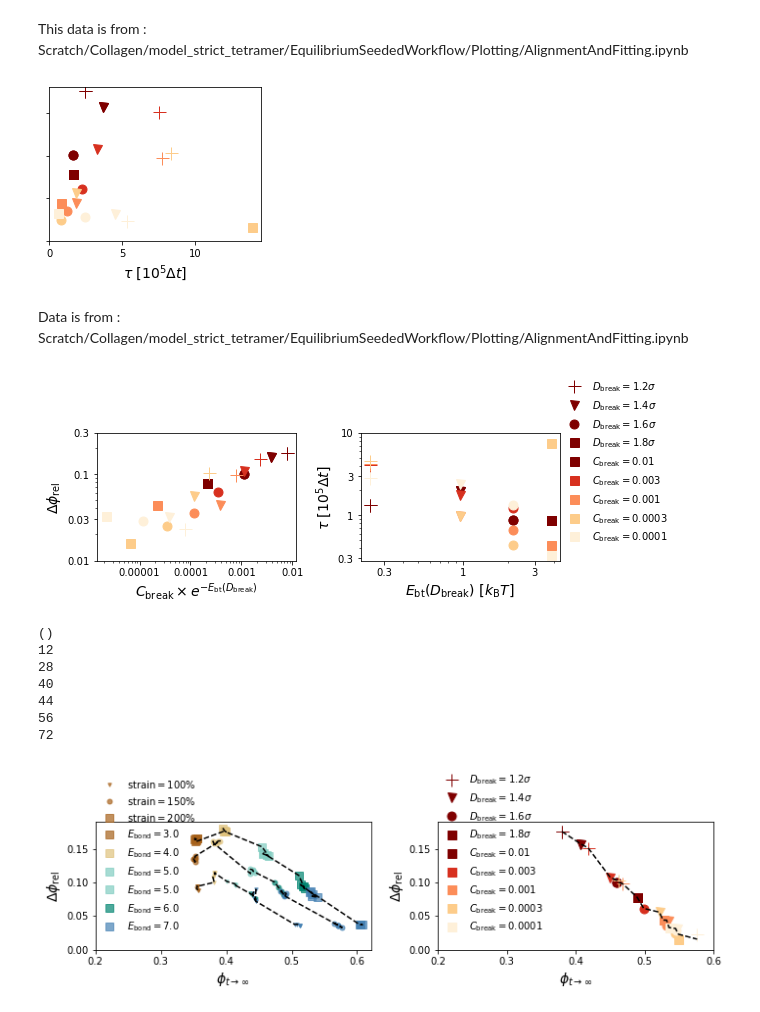
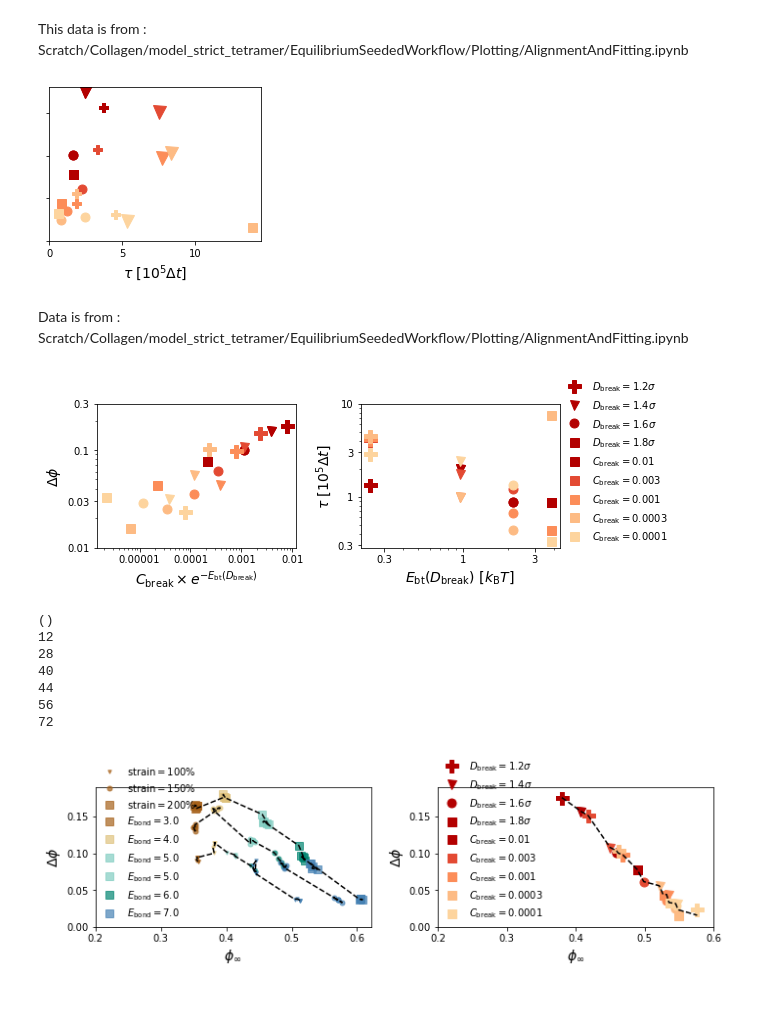
Before and after one commit to Billie1717/CollagenIVProject, a Jupyter notebook: Data_and_Figures/TechnicalProject/Fig_NonEquilibrium/NonEquilibrium.ipynb, the cells around one changed output. Cells and saved outputs as stored; diff of their text form; code cells hidden in the pictures.

```diff
--- a/Data_and_Figures/TechnicalProject/Fig_NonEquilibrium/NonEquilibrium.ipynb
+++ b/Data_and_Figures/TechnicalProject/Fig_NonEquilibrium/NonEquilibrium.ipynb
@@ -14,9 +14,10 @@ datadir0  = '/Users/billiemeadowcroft/Dropbox/PhDGithub/RemoteCollagenIV/Data_an
 plotsdir  = '/Users/billiemeadowcroft/Dropbox/PhDGithub/RemoteCollagenIV/Data_and_Figures/TechnicalProject/Fig_NonEquilibrium/Plots/'
 
 clrs1 = ['#a1dab4','#41b6c4','#2c7fb8','#253494'] #Bond making colour scheme
-clrs2 = ['#7f0000','#d7301f','#fc8d59','#fdcc8a','#fef0d9','#fdcc8a','#fc8d59','#d7301f','#fef0d9'] #Bond breaking colour scheme
+clrs2 = ['#7f0000','#d7301f','#fc8d59','#fdcc8a','#fdd49e','#fef0d9','#fdcc8a','#d7301f'] #Bond breaking colour scheme
+clrs2 = ['#b30000','#e34a33','#fc8d59','#fdbb84','#fdd49e']
 clrs3 = ['#a6611a','#dfc27d','#80cdc1','#018571','steelblue','slateblue'] #equilibrium colour scheme
-markes = ['v','+','o','s']
+markes = ['v','P','o','s']
 mss = [10,10.0,9.5,8.5]
 # %% [markdown]
 # Plotting the enzymatic making
@@ -36,7 +37,7 @@ fig,ax = plt.subplots(figsize = (3.8,3))
 MakeProbsActual = [0.01,0.05,0.5,1.0]
 MakeDistsActual = [0.5,0.7,0.9,1.1]
 ms=9
-markes = ['+','v','o','s']
+markes = ['P','v','o','s']
 for i in range(len(MakeProb)):
     for pp in range(len(MakeProbsActual)):
         if MakeProb[i] == MakeProbsActual[pp]:
@@ -60,13 +61,13 @@ for i in range(len(MakeProb)):
 ax.set_ylim([0,0.18])
 ax.set_xlim([0,27])
 ax.set_xlabel(r"% not in largest cluster, $\bar{f}_{LC}$",fontsize = 14)
-ax.set_ylabel(r"$\Delta\phi_{\mathrm{rel}}$",fontsize = 14)
+ax.set_ylabel(r"$\Delta\phi$",fontsize = 14)
 #ax.legend(frameon=False,loc = [0.5,0.07],fontsize = 10)
 fig.tight_layout()
 
 #plotname = 'Enzy_DeltaPhi_vs_NLC.pdf'
 plotname = 'Enzy_DeltaPhi_vs_NLC_IvanEdits2.pdf'
-#fig.savefig(plotsdir+plotname)
+fig.savefig(plotsdir+plotname)
 # %% [output]
 7
 11
@@ -232,11 +233,11 @@ ax.set_xlabel(r"$\tau$ [$10^5\Delta t$]",fontsize = 14)
 ax.set_yticklabels([])
 #ax.legend(frameon=False,loc = [1.,0],fontsize = 10)
 fig.tight_layout()
-plotname = 'Enzy_DeltaPhi_vs_tau_IvanEdits.pdf'
+plotname = 'Enzy_DeltaPhi_vs_tau.pdf'
 #plotname = 'Enzy_DeltaPhi_vs_tau_IvanEdits_leg.pdf'
-#fig.savefig(plotsdir+plotname)
+fig.savefig(plotsdir+plotname)
 # %% [output]
-[figure, old version]
+[figure, new version]
 # %% [markdown]
 Data is from : Scratch/Collagen/model_strict_tetramer/EquilibriumSeededWorkflow/Plotting/AlignmentAndFitting.ipynb
 # %%
@@ -284,37 +285,37 @@ for i in range(len(BreakProb)):
     #if i==3:
     #    ax.plot(Tau[i],DeltaPhi[i],marker = symb, color = clr,markersize = ms,label = label2)
     else:
         ax[1].plot(BreakEnergy,Tau[i]/(10**5),marker = symb,linestyle = '', color = clr,markersize = ms)
         ax[0].plot(PexpE,DeltaPhi[i],marker = symb,linestyle = '', color = clr,markersize = ms)
 #ax.set_ylim([0.025,0.18])
 #ax.set_ylim([0,20])
 #ax.set_xticks([0,50000,100000],['0','5','10'])
 #ax.set_ylim([0,0.18])
 #ax.set_xlim([0,250000])
 
 ax[1].set_xlabel(r"$E_{\mathrm{bt}}(D_{\mathrm{break}})~[k_{\mathrm{B}}T]$",fontsize = 14)
 ax[1].set_ylabel(r"$\tau~[10^{5}\Delta t]$",fontsize = 14)
 #ax.set_yticklabels([])
-ax[1].legend(frameon=False,loc = [1.,0.1],fontsize = 10)
+ax[1].legend(frameon=False,loc = [1.,0.],fontsize = 10)
 ax[1].set_yscale('log')
 ax[1].set_xscale('log')
 
 ax[1].set_xticks([0.3,1.0,3],['0.3','1','3'])
 ax[1].set_yticks([0.3,1.0,3,10],['0.3','1','3','10'])
 ax[0].set_xlabel(r"$C_{\mathrm{break}}\times e^{{-E_{\mathrm{bt}}(D_{\mathrm{break}})}}$",fontsize = 14)
-ax[0].set_ylabel(r"$\Delta\phi_{\mathrm{rel}}$",fontsize = 14)
+ax[0].set_ylabel(r"$\Delta\phi$",fontsize = 14)
 #ax.set_yticklabels([])
 ax[0].set_yscale('log')
 ax[0].set_xscale('log')
 ax[0].set_xticks([0.00001,0.0001,0.001,0.01],['0.00001','0.0001','0.001','0.01'])
 ax[0].set_yticks([0.01,0.03,0.1,0.3],['0.01','0.03','0.1','0.3'])
 fig.tight_layout()
 #plotname = 'Enzy_DeltaPhi_vs_tau_IvanEdits.pdf'
 #plotname = 'SI_tau_vs_E.pdf'
 plotname = 'SI_Delta_vs_PexpE_Tau_Vs_E.pdf'
-#fig.savefig(plotsdir+plotname)
+fig.savefig(plotsdir+plotname)
 # %% [output]
-[figure, old version]
+[figure, new version]
 # %%
 fname3 = "Equilib_DeltaPhi_PhiInf_tau.txt"
 
@@ -331,7 +332,7 @@ fig,ax = plt.subplots(1,2,figsize = (10,3))
 print(np.shape(Ebond[0]))
 chemengV = [3,4,5,6,7,10]
 xStretchV = [100,150,200]
-markes = ['v','o','s','+']
+markes = ['v','o','s','P']
 mss = [3.5,5.0,7.5]
 alss = [0.7,0.7,0.7]
 PhiInfs0 = []
@@ -379,12 +380,12 @@ ax[0].plot(PhiInfs0,DeltaPhis0,color = 'black',linestyle = '--',marker = '')
     #ax[0].plot(NLC[i],DeltaPhi[i],marker = symb, color = clr,alpha = als,markersize = ms)
 #ax.set_ylim([0.025,0.18])alpha = als,
 #ax.set_ylim([0,20])
-ax[0].set_xlabel(r"$\phi_{t\rightarrow\infty}$",fontsize = 14)
-ax[0].set_ylabel(r"$\Delta\phi_{\mathrm{rel}}$",fontsize = 14)
+ax[0].set_xlabel(r"$\phi_{\infty}$",fontsize = 14)
+ax[0].set_ylabel(r"$\Delta\phi$",fontsize = 14)
 #ax[0].set_xscale('log')
 ax[0].set_ylim([0,0.19])
 ax[0].legend(frameon=False)
-markes = ['+','v','o','s']
+markes = ['P','v','o','s']
 
 fname2 = "Enzyme_breaking_DeltaPhi_PhiInf_tau.txt"
 f2 = pandas.read_csv(datadir0 + fname2,sep = " ",header = 'infer')
@@ -429,11 +430,11 @@ ax[1].set_xticks([0.2,0.3,0.4,0.5,0.6],['0.2','0.3','0.4','0.5','0.6'])
 ax[1].set_ylim([0,0.19])
 #ax.set_xlim([0,250000])
 
-ax[1].set_xlabel(r"$\phi_{t\rightarrow\infty}$",fontsize = 14)
-ax[1].set_ylabel(r"$\Delta\phi_{\mathrm{rel}}$",fontsize = 14)
+ax[1].set_xlabel(r"$\phi_{\infty}$",fontsize = 14)
+ax[1].set_ylabel(r"$\Delta\phi$",fontsize = 14)
 #ax.set_yticklabels([])
-ax[1].legend(frameon=False,loc = [0,0.095],fontsize = 10)
-ax[0].legend(frameon=False,loc = [0,0.095],fontsize = 10)
+ax[1].legend(frameon=False,loc = [0,0.02],fontsize = 10)
+ax[0].legend(frameon=False,loc = [0,0.02],fontsize = 10)
 #fig.tight_layout()
 #plotname = 'Enzy_DeltaPhi_vs_tau_IvanEdits.pdf'
 #plotname = 'SI_DeltaPhi_vs_PhiInf.pdf'
@@ -446,7 +447,7 @@ ax[0].legend(frameon=False,loc = [0,0.095],fontsize = 10)
 
 fig.tight_layout()
 plotname = 'SI_Equi_and_Nequi_DeltaPhiVsPhiINf.pdf'
-#fig.savefig(plotsdir+plotname)
+fig.savefig(plotsdir+plotname)
 # %% [output]
 ()
 12
@@ -455,4 +456,4 @@ plotname = 'SI_Equi_and_Nequi_DeltaPhiVsPhiINf.pdf'
 44
 56
 72
-[figure, old version]
+[figure, new version]
```
Also changed, not shown: parts of 2 cells of this notebook, 32 other files.
